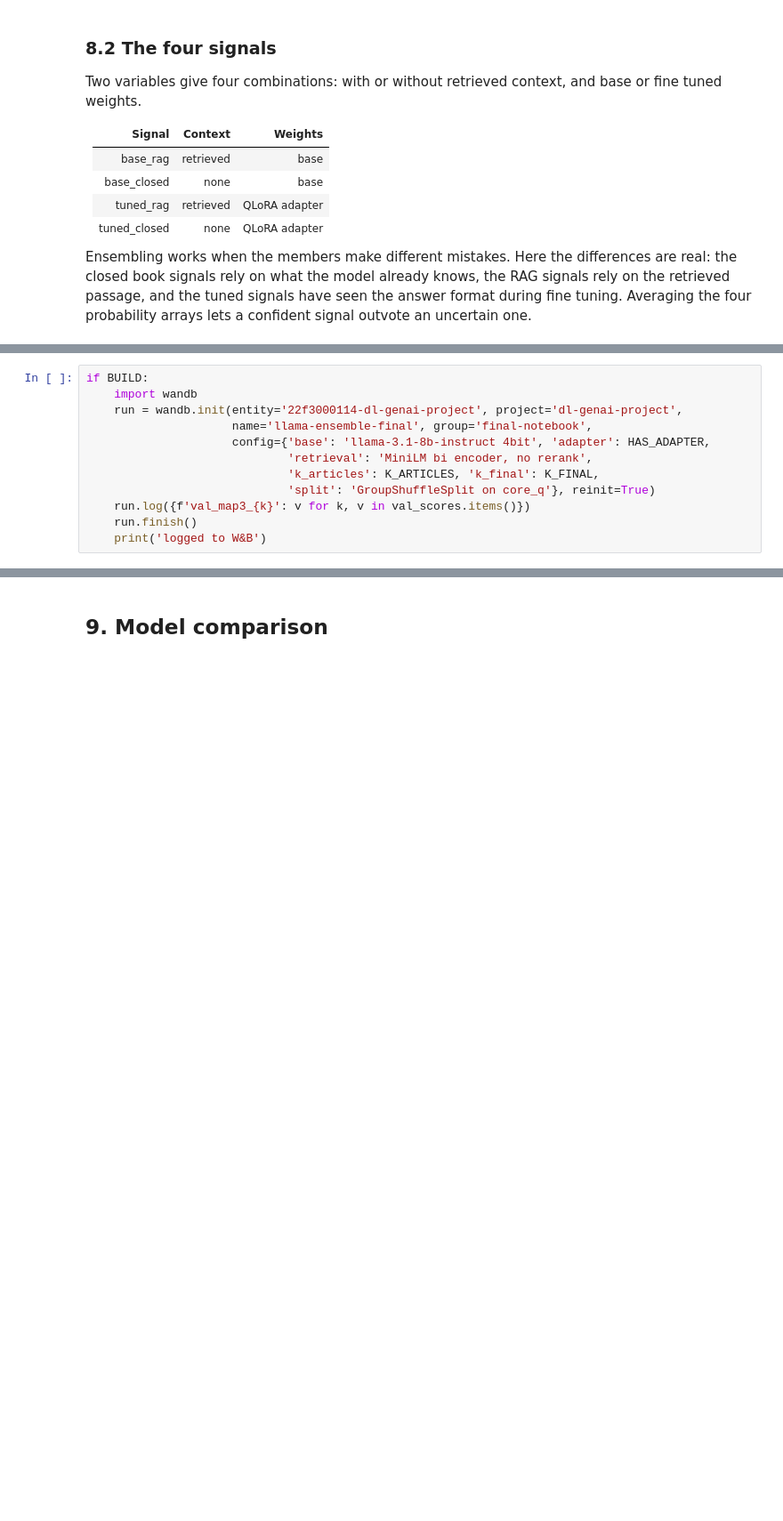
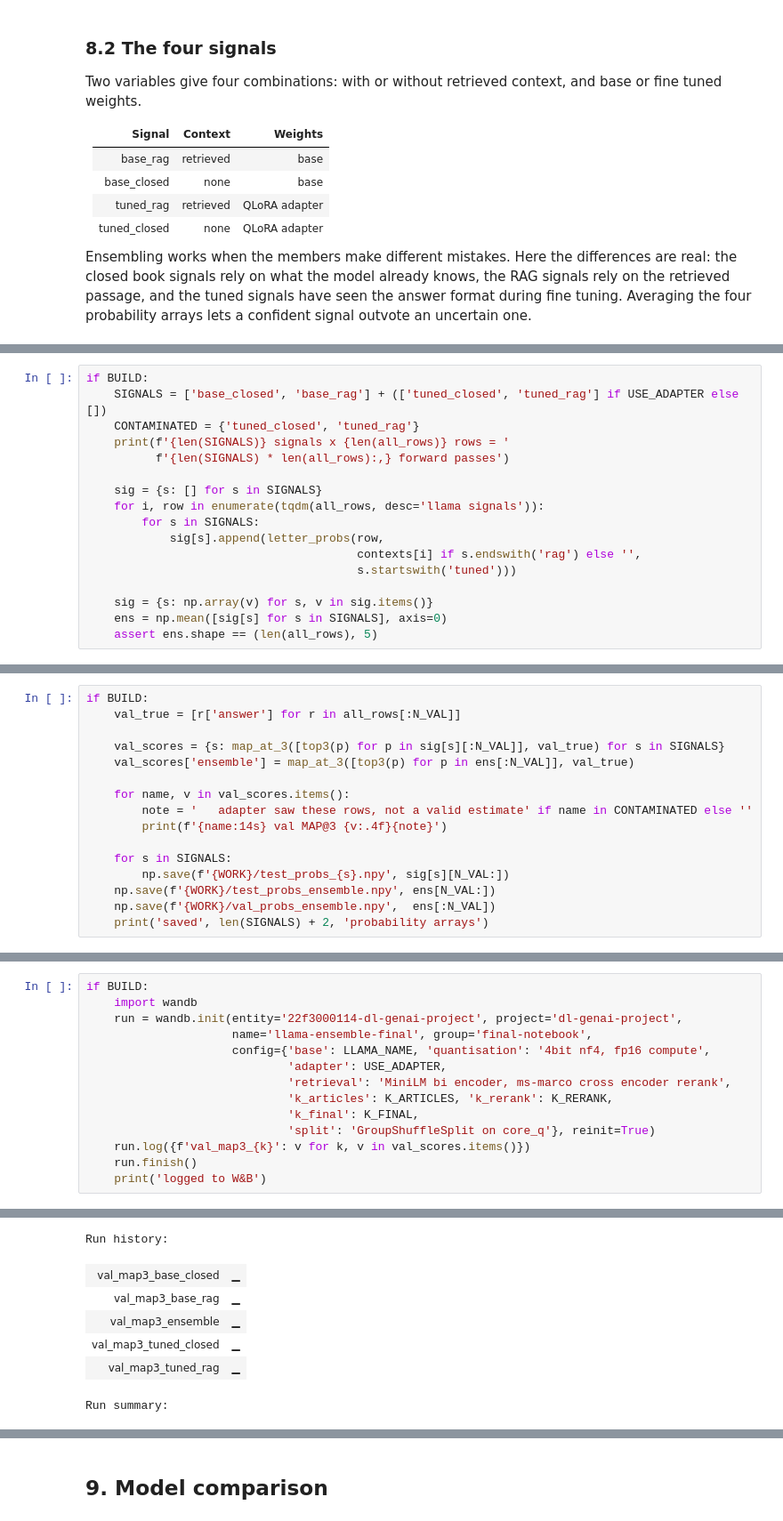
Before and after one commit to DhruvMohta/smartMCQsolver, a Jupyter notebook: dl-22f3000114-notebook-t22026-final.ipynb, the cells around one changed output, grey strips where cells are left out. Shown at 89% size. Saved outputs shown, nothing was run; the diff lists cells and outputs as text; blank space fills up the shorter version.

```diff
--- a/dl-22f3000114-notebook-t22026-final.ipynb
+++ b/dl-22f3000114-notebook-t22026-final.ipynb
@@ -842,0 +806,17 @@ if BUILD:
+# %%
+if BUILD:
+    SIGNALS = ['base_closed', 'base_rag'] + (['tuned_closed', 'tuned_rag'] if USE_ADAPTER else [])
+    CONTAMINATED = {'tuned_closed', 'tuned_rag'}
+    print(f'{len(SIGNALS)} signals x {len(all_rows)} rows = '
+          f'{len(SIGNALS) * len(all_rows):,} forward passes')
+
+    sig = {s: [] for s in SIGNALS}
+    for i, row in enumerate(tqdm(all_rows, desc='llama signals')):
+        for s in SIGNALS:
+            sig[s].append(letter_probs(row,
+                                       contexts[i] if s.endswith('rag') else '',
+                                       s.startswith('tuned')))
+
+    sig = {s: np.array(v) for s, v in sig.items()}
+    ens = np.mean([sig[s] for s in SIGNALS], axis=0)
+    assert ens.shape == (len(all_rows), 5)
@@ -842,0 +825,16 @@ if BUILD:
+# %%
+if BUILD:
+    val_true = [r['answer'] for r in all_rows[:N_VAL]]
+
+    val_scores = {s: map_at_3([top3(p) for p in sig[s][:N_VAL]], val_true) for s in SIGNALS}
+    val_scores['ensemble'] = map_at_3([top3(p) for p in ens[:N_VAL]], val_true)
+
+    for name, v in val_scores.items():
+        note = '   adapter saw these rows, not a valid estimate' if name in CONTAMINATED else ''
+        print(f'{name:14s} val MAP@3 {v:.4f}{note}')
+
+    for s in SIGNALS:
+        np.save(f'{WORK}/test_probs_{s}.npy', sig[s][N_VAL:])
+    np.save(f'{WORK}/test_probs_ensemble.npy', ens[N_VAL:])
+    np.save(f'{WORK}/val_probs_ensemble.npy',  ens[:N_VAL])
+    print('saved', len(SIGNALS) + 2, 'probability arrays')
@@ -845,10 +852,13 @@ if BUILD:
     import wandb
     run = wandb.init(entity='22f3000114-dl-genai-project', project='dl-genai-project',
                      name='llama-ensemble-final', group='final-notebook',
-                     config={'base': 'llama-3.1-8b-instruct 4bit', 'adapter': HAS_ADAPTER,
-                             'retrieval': 'MiniLM bi encoder, no rerank',
-                             'k_articles': K_ARTICLES, 'k_final': K_FINAL,
+                     config={'base': LLAMA_NAME, 'quantisation': '4bit nf4, fp16 compute',
+                             'adapter': USE_ADAPTER,
+                             'retrieval': 'MiniLM bi encoder, ms-marco cross encoder rerank',
+                             'k_articles': K_ARTICLES, 'k_rerank': K_RERANK,
+                             'k_final': K_FINAL,
                              'split': 'GroupShuffleSplit on core_q'}, reinit=True)
     run.log({f'val_map3_{k}': v for k, v in val_scores.items()})
     run.finish()
     print('logged to W&B')
+# %% [output]
@@ -854,0 +872,7 @@ if BUILD:
+Run history:
+| val_map3_base_closed | ▁ |
+| val_map3_base_rag | ▁ |
+| val_map3_ensemble | ▁ |
+| val_map3_tuned_closed | ▁ |
+| val_map3_tuned_rag | ▁ |
+Run summary:
```
Also changed, not shown: parts of 68 cells of this notebook.
